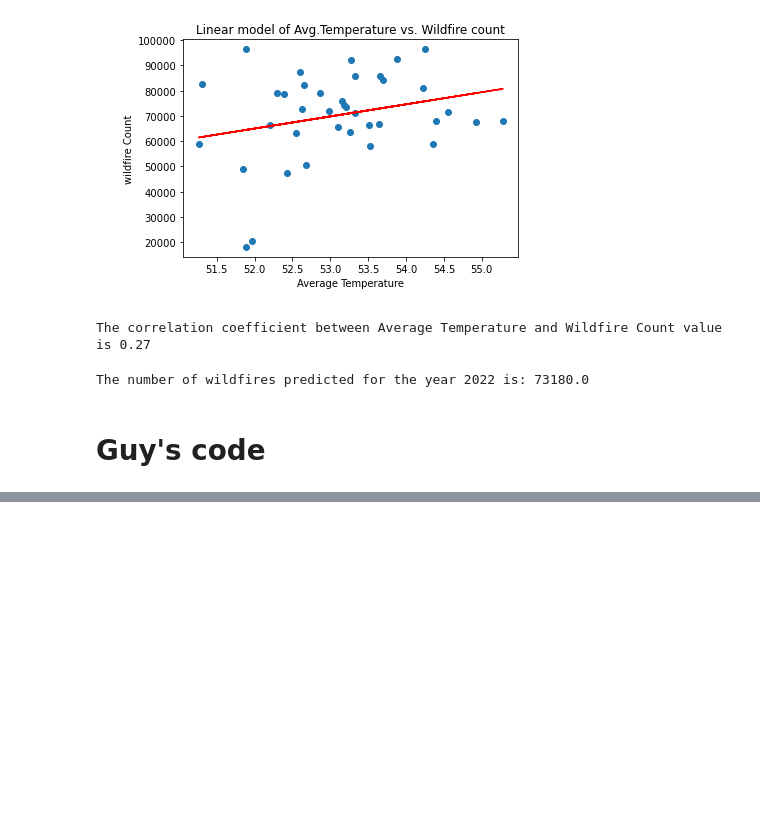
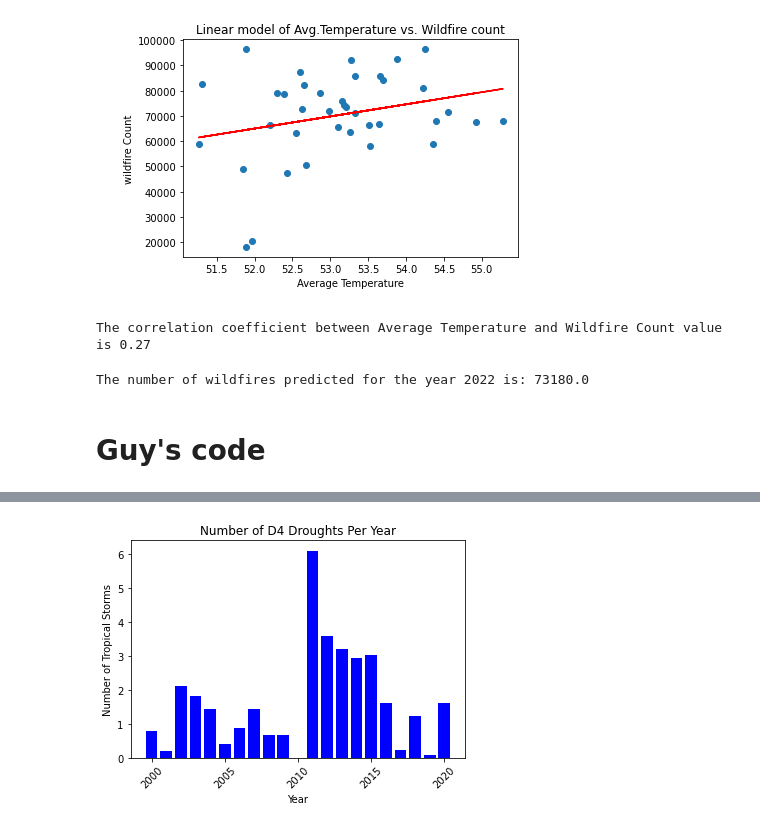
Before and after one commit to SaradhaRam/Climatechange-Extreme-Weather-Analysis, a Jupyter notebook: Final_Combined_Notebook.ipynb, the cells around one changed output, grey strips where cells are left out. Saved outputs shown, nothing was run; the diff lists cells and outputs as text; code cells hidden in the pictures; blank space fills up the shorter version.

```diff
--- a/Final_Combined_Notebook.ipynb
+++ b/Final_Combined_Notebook.ipynb
@@ -458,3 +458,14 @@ print(f'The number of wildfires predicted for the year 2022 is: {round(wildfire_
 The number of wildfires predicted for the year 2022 is: 73180.0
 # %% [markdown]
 # Guy's code
+# %%
+# Data file paths
+temp = "drought_data/average_temp_2000_2020.txt"
+df = "drought_data/drought_data.csv"
+
+# Store data into dataframes
+temp = pd.read_csv(temp)
+df = pd.read_csv(df)
+# %%
+df_group=df.groupby(["Year"])
+df_group.mean()
@@ -460,0 +491,4 @@ The number of wildfires predicted for the year 2022 is: 73180.0
+# %%
+d4 = df_group.mean()
+d4 = d4["D4"]
+d4
@@ -460,0 +513,3 @@ The number of wildfires predicted for the year 2022 is: 73180.0
+# %%
+year = temp["Year"]
+year
@@ -460,0 +555,14 @@ The number of wildfires predicted for the year 2022 is: 73180.0
+# %%
+# Create x and y axis for bar chart
+x_axis = year
+y_axis = d4
+
+# Create bar plot to display number of tropical storms per year
+plt.bar(x_axis, y_axis, color='b', align="center")
+plt.title("Number of D4 Droughts Per Year")
+plt.xlabel("Year")
+plt.xticks(rotation= 45)
+plt.ylabel("Number of Tropical Storms")
+plt.show()
+# %% [output]
+[figure, added]
```
Also changed, not shown: parts of 8 cells of this notebook, 3 other files.
